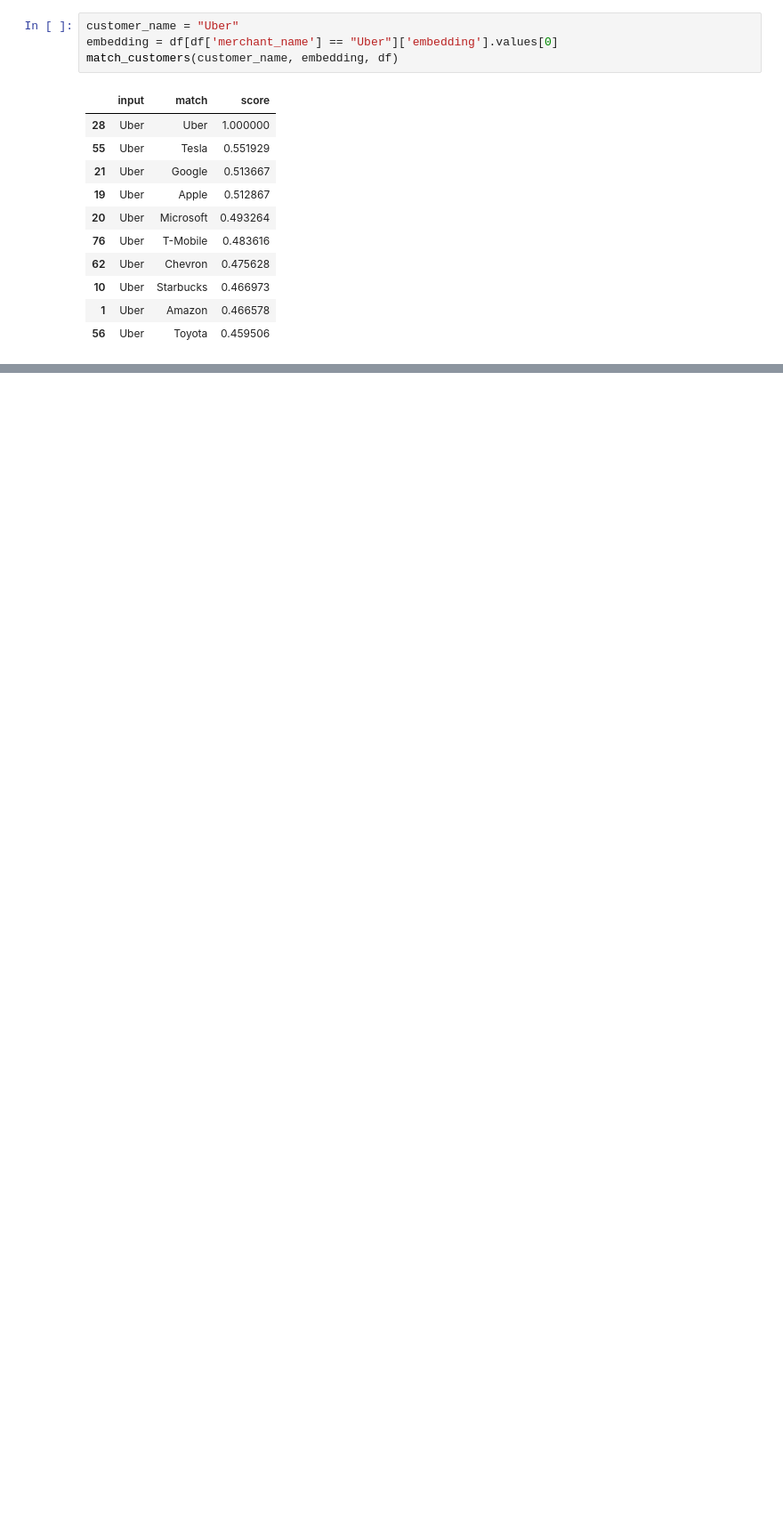
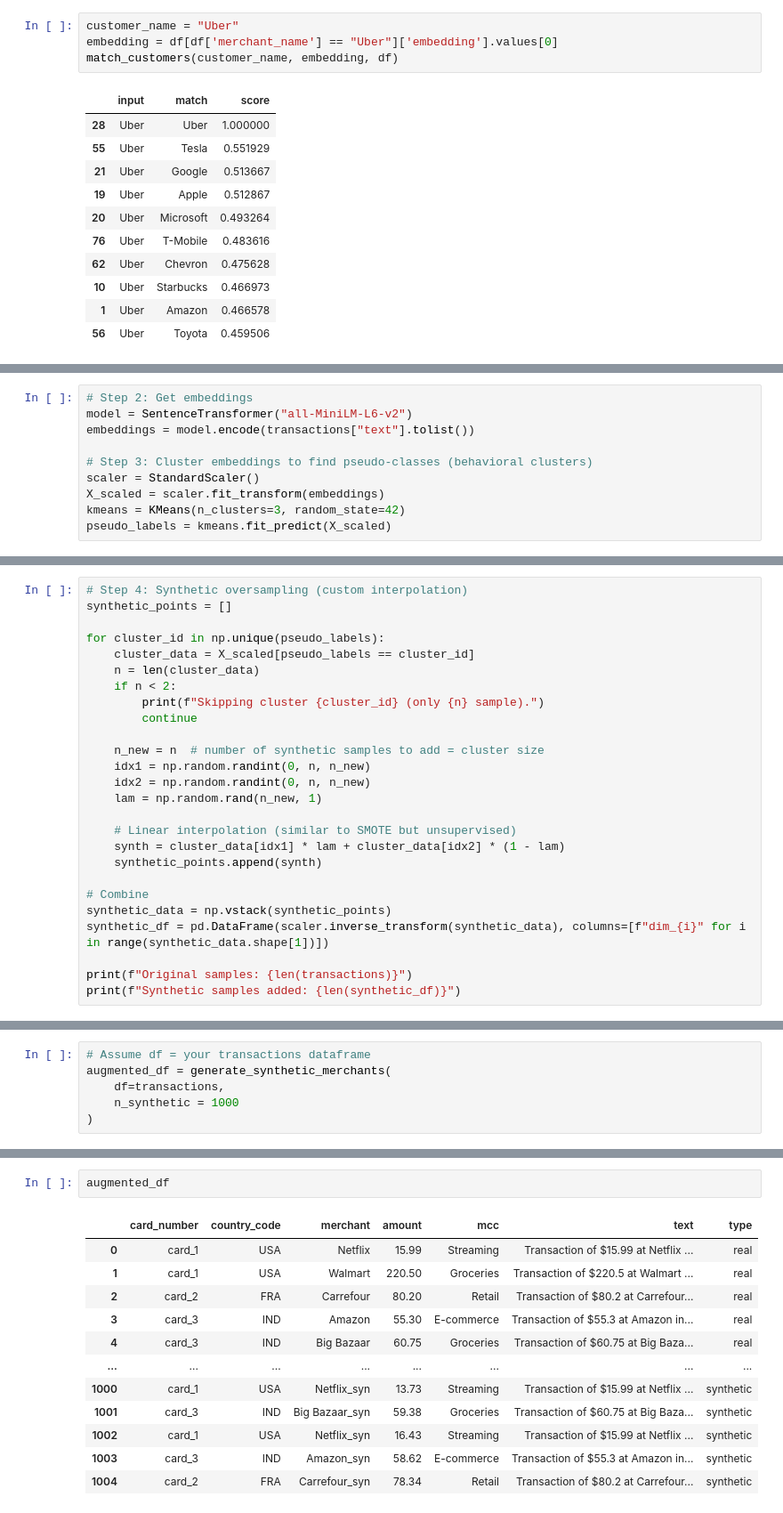
Before and after one commit to Vishaldawar/synthetic_persona, a Jupyter notebook: clustering_data.ipynb, the cells around one changed output, grey strips where cells are left out. Shown at 89% size. Drawn from its saved outputs; the diff is of its cells as text; blank space fills up the shorter version.

Commit message:
Added logic for oversampling

```diff
--- a/clustering_data.ipynb
+++ b/clustering_data.ipynb
@@ -495,0 +525,10 @@ match_customers(customer_name, embedding, df)
+# %%
+# Step 2: Get embeddings
+model = SentenceTransformer("all-MiniLM-L6-v2")
+embeddings = model.encode(transactions["text"].tolist())
+
+# Step 3: Cluster embeddings to find pseudo-classes (behavioral clusters)
+scaler = StandardScaler()
+X_scaled = scaler.fit_transform(embeddings)
+kmeans = KMeans(n_clusters=3, random_state=42)
+pseudo_labels = kmeans.fit_predict(X_scaled)
@@ -495,0 +559,26 @@ match_customers(customer_name, embedding, df)
+# %%
+# Step 4: Synthetic oversampling (custom interpolation)
+synthetic_points = []
+
+for cluster_id in np.unique(pseudo_labels):
+    cluster_data = X_scaled[pseudo_labels == cluster_id]
+    n = len(cluster_data)
+    if n < 2:
+        print(f"Skipping cluster {cluster_id} (only {n} sample).")
+        continue
+
+    n_new = n  # number of synthetic samples to add = cluster size
+    idx1 = np.random.randint(0, n, n_new)
+    idx2 = np.random.randint(0, n, n_new)
+    lam = np.random.rand(n_new, 1)
+
+    # Linear interpolation (similar to SMOTE but unsupervised)
+    synth = cluster_data[idx1] * lam + cluster_data[idx2] * (1 - lam)
+    synthetic_points.append(synth)
+
+# Combine
+synthetic_data = np.vstack(synthetic_points)
+synthetic_df = pd.DataFrame(scaler.inverse_transform(synthetic_data), columns=[f"dim_{i}" for i in range(synthetic_data.shape[1])])
+
+print(f"Original samples: {len(transactions)}")
+print(f"Synthetic samples added: {len(synthetic_df)}")
@@ -495,0 +736,6 @@ match_customers(customer_name, embedding, df)
+# %%
+# Assume df = your transactions dataframe
+augmented_df = generate_synthetic_merchants(
+    df=transactions,
+    n_synthetic = 1000
+)
@@ -495,0 +746,15 @@ match_customers(customer_name, embedding, df)
+# %%
+augmented_df
+# %% [output]
+|  | card_number | country_code | merchant | amount | mcc | text | type |
+| 0 | card_1 | USA | Netflix | 15.99 | Streaming | Transaction of $15.99 at Netflix ... | real |
+| 1 | card_1 | USA | Walmart | 220.50 | Groceries | Transaction of $220.5 at Walmart ... | real |
+| 2 | card_2 | FRA | Carrefour | 80.20 | Retail | Transaction of $80.2 at Carrefour... | real |
+| 3 | card_3 | IND | Amazon | 55.30 | E-commerce | Transaction of $55.3 at Amazon in... | real |
+| 4 | card_3 | IND | Big Bazaar | 60.75 | Groceries | Transaction of $60.75 at Big Baza... | real |
+| ... | ... | ... | ... | ... | ... | ... | ... |
+| 1000 | card_1 | USA | Netflix_syn | 13.73 | Streaming | Transaction of $15.99 at Netflix ... | synthetic |
+| 1001 | card_3 | IND | Big Bazaar_syn | 59.38 | Groceries | Transaction of $60.75 at Big Baza... | synthetic |
+| 1002 | card_1 | USA | Netflix_syn | 16.43 | Streaming | Transaction of $15.99 at Netflix ... | synthetic |
+| 1003 | card_3 | IND | Amazon_syn | 58.62 | E-commerce | Transaction of $55.3 at Amazon in... | synthetic |
+| 1004 | card_2 | FRA | Carrefour_syn | 78.34 | Retail | Transaction of $80.2 at Carrefour... | synthetic |
```
Also changed, not shown: parts of 13 cells of this notebook.
